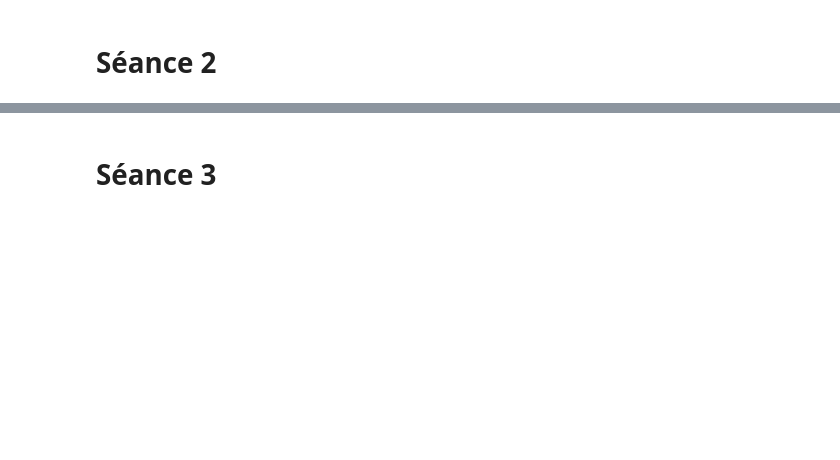
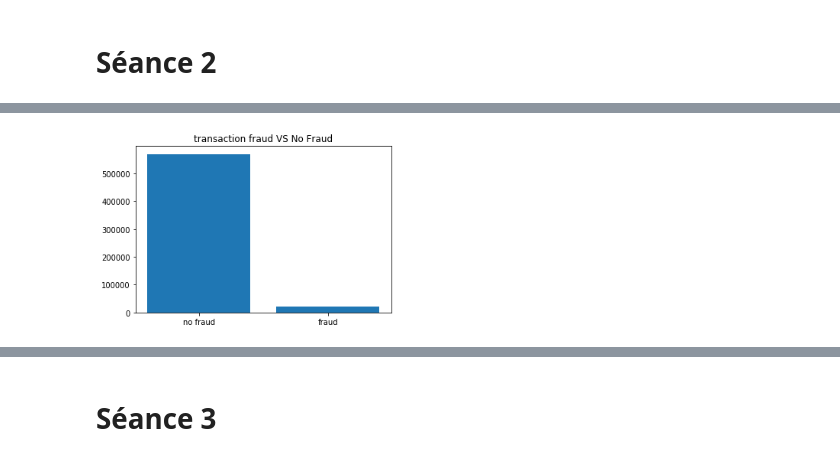
Before and after one commit to DataCampM2DSSAF/suivi-du-data-camp-ghoul_boubekeur_davidas, a Jupyter notebook: suivi.ipynb, the cells around one changed output, grey strips where cells are left out. Saved outputs shown, nothing was run; the diff lists cells and outputs as text; code cells hidden in the pictures; blank space fills up the shorter version.

```diff
--- a/suivi.ipynb
+++ b/suivi.ipynb
@@ -151,0 +103,4 @@ En effet, comme on a remarqué précédemmment, la distribution de IsFraud n'est
+# %%
+Image(filename='fraud.png',width=300, height=300)
+# %% [output]
+[figure, added]
```
Also changed, not shown: parts of 33 cells of this notebook.
